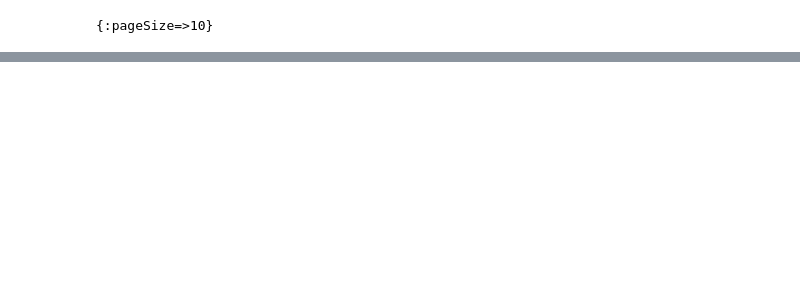
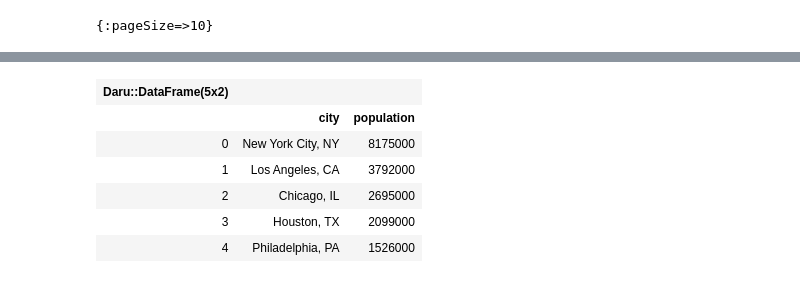
Before and after one commit to SciRuby/daru-view, a Jupyter notebook: spec/dummy_iruby/Google Charts | Basics.ipynb, the cells around one changed output, grey strips where cells are left out. Saved outputs shown, nothing was run; the diff lists cells and outputs as text; code cells hidden in the pictures; blank space fills up the shorter version.

```diff
--- a/spec/dummy_iruby/Google Charts | Basics.ipynb
+++ b/spec/dummy_iruby/Google Charts | Basics.ipynb
@@ -159,0 +120,12 @@ line_dv.show_in_iruby
+# %%
+city = Daru::Vector.new(['New York City, NY','Los Angeles, CA','Chicago, IL', 'Houston, TX', 'Philadelphia, PA'], name: 'city')
+population = Daru::Vector.new([ 8175000, 3792000,2695000,2099000, 1526000], name: '2010 Population')
+df_population_us_city = Daru::DataFrame.new(city: city, population: population)
+# %% [output]
+| Daru::DataFrame(5x2) |  |  |
+|  | city | population |
+| 0 | New York City, NY | 8175000 |
+| 1 | Los Angeles, CA | 3792000 |
+| 2 | Chicago, IL | 2695000 |
+| 3 | Houston, TX | 2099000 |
+| 4 | Philadelphia, PA | 1526000 |
```
Also changed, not shown: parts of 24 cells of this notebook, 1 other file.
